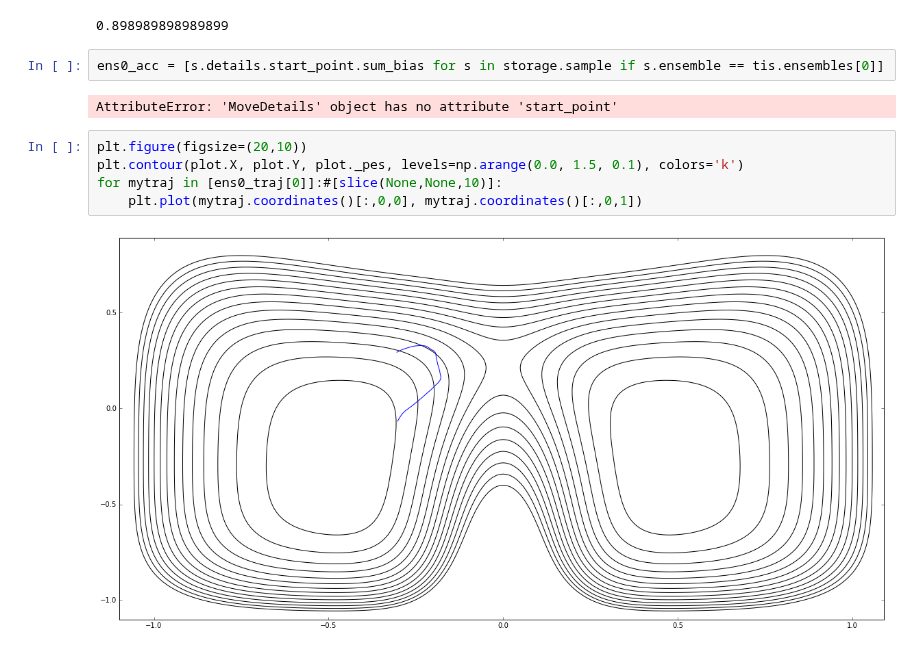
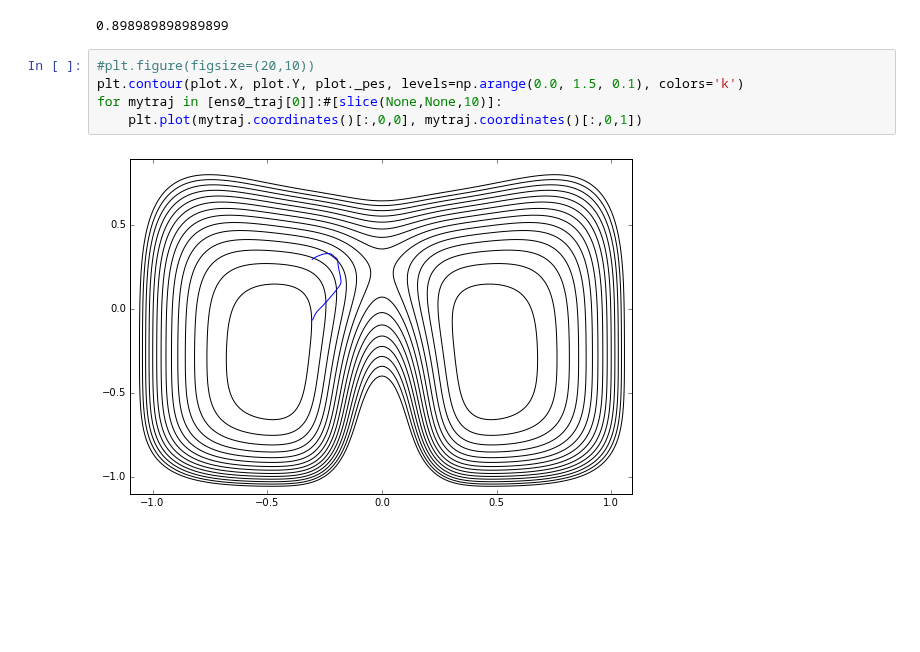
Before and after one commit to openpathsampling/openpathsampling, a Jupyter notebook: examples/ipython/toy_analysis.ipynb, the cells around one changed output. Drawn from its saved outputs; the diff is of its cells as text; blank space fills up the shorter version.

```diff
--- a/examples/ipython/toy_analysis.ipynb
+++ b/examples/ipython/toy_analysis.ipynb
@@ -118,14 +112,10 @@ for acc in ens0_acc:
 float(tot) / len(ens0_acc)
 # %% [output]
 0.898989898989899
-# %%
-ens0_acc = [s.details.start_point.sum_bias for s in storage.sample if s.ensemble == tis.ensembles[0]]
-# %% [output]
-AttributeError: 'MoveDetails' object has no attribute 'start_point'
 # %%
-plt.figure(figsize=(20,10))
+#plt.figure(figsize=(20,10))
 plt.contour(plot.X, plot.Y, plot._pes, levels=np.arange(0.0, 1.5, 0.1), colors='k')
 for mytraj in [ens0_traj[0]]:#[slice(None,None,10)]:
     plt.plot(mytraj.coordinates()[:,0,0], mytraj.coordinates()[:,0,1])
 # %% [output]
-[figure, old version]
+[figure, new version]
```
Also changed, not shown: parts of 11 cells of this notebook, 1 other file.
